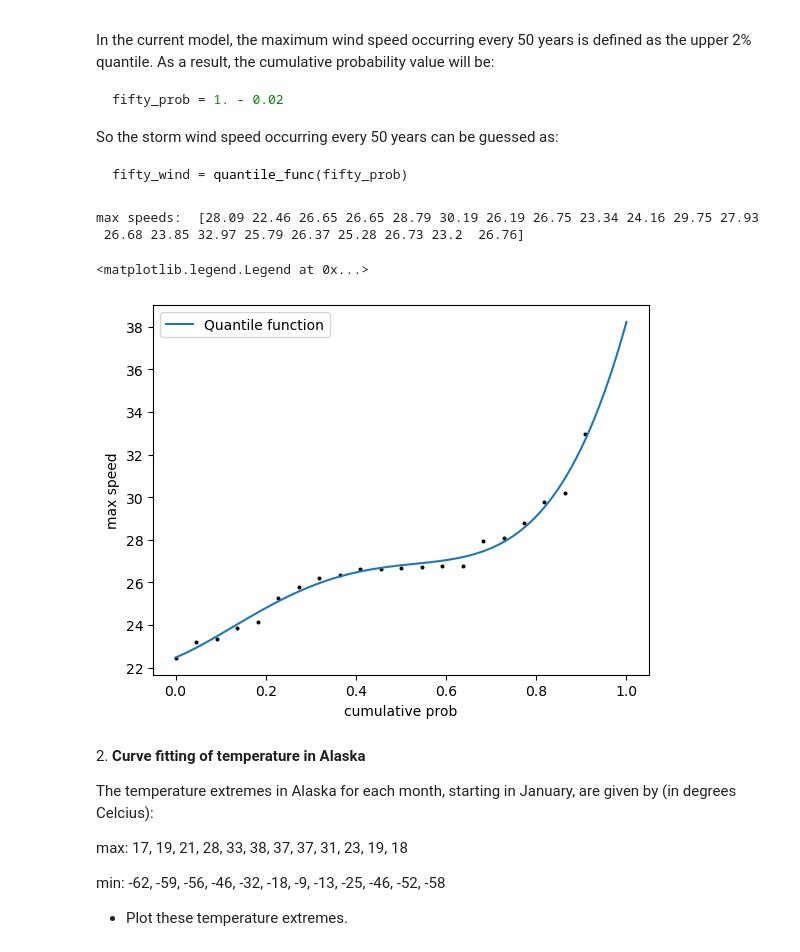
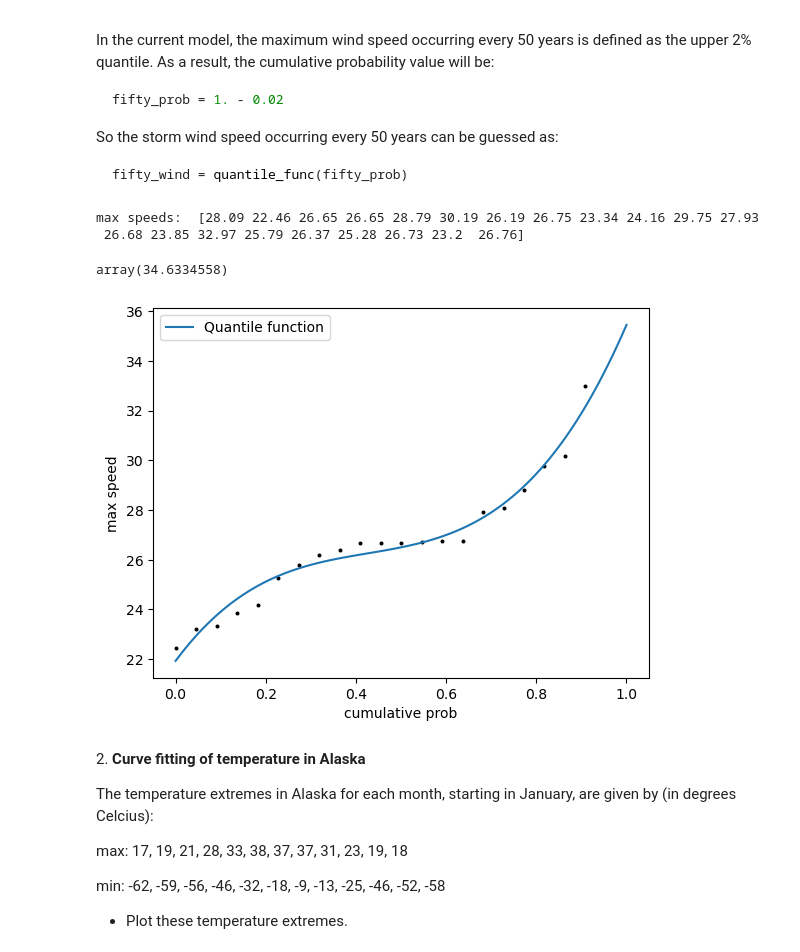
Before and after one commit to RaffaeleSabatini/LaboratoryOfComputationalPhysics_Year1, a Jupyter notebook: Ex09/09ex_Algorithms.ipynb, the cells around one changed output. Cells and saved outputs as stored; diff of their text form; code cells hidden in the pictures.

```diff
--- a/Ex09/09ex_Algorithms.ipynb
+++ b/Ex09/09ex_Algorithms.ipynb
@@ -39,28 +39,32 @@ fifty_wind = quantile_func(fifty_prob)
 # %%
 max_speeds = np.load('max-speeds.npy')
 print("max speeds: ", max_speeds)
 years_nb = max_speeds.shape[0]
 cprobs = [i/(years_nb+1) for i in np.arange(years_nb)]
 
 fig, axes = plt.subplots(1)
 axes.set_ylabel("max speed")
 axes.set_xlabel("cumulative prob")
 
 axes.scatter(cprobs, sorted(max_speeds), s=3.5, c='black')
-spl = intr.UnivariateSpline(cprobs, sorted(max_speeds), k=4)
+spl = intr.UnivariateSpline(cprobs, sorted(max_speeds), k=3)
 X = np.linspace(0, 1, 100)
 axes.plot(X, spl(X), label='Quantile function')
 axes.legend()
+
+fifty_prob = 1 - 0.02
+fifty_wind = spl(fifty_prob)
+fifty_wind
 
 # axes.scatter(sorted(max_speeds), cprobs, s=3)
 # spl = intr.UnivariateSpline(sorted(max_speeds), cprobs, k = 5)
 # X = np.linspace(22, 34, 1000)
 # axes.plot(X, spl(X))
 # %% [output]
 max speeds:  [28.09 22.46 26.65 26.65 28.79 30.19 26.19 26.75 23.34 24.16 29.75 27.93
  26.68 23.85 32.97 25.79 26.37 25.28 26.73 23.2  26.76]
-<matplotlib.legend.Legend at 0x...>
+array(34.6334558)
-[figure, old version]
+[figure, new version]
 # %% [markdown]
 2\. **Curve fitting of temperature in Alaska**
 
```
Also changed, not shown: 2 other files.
